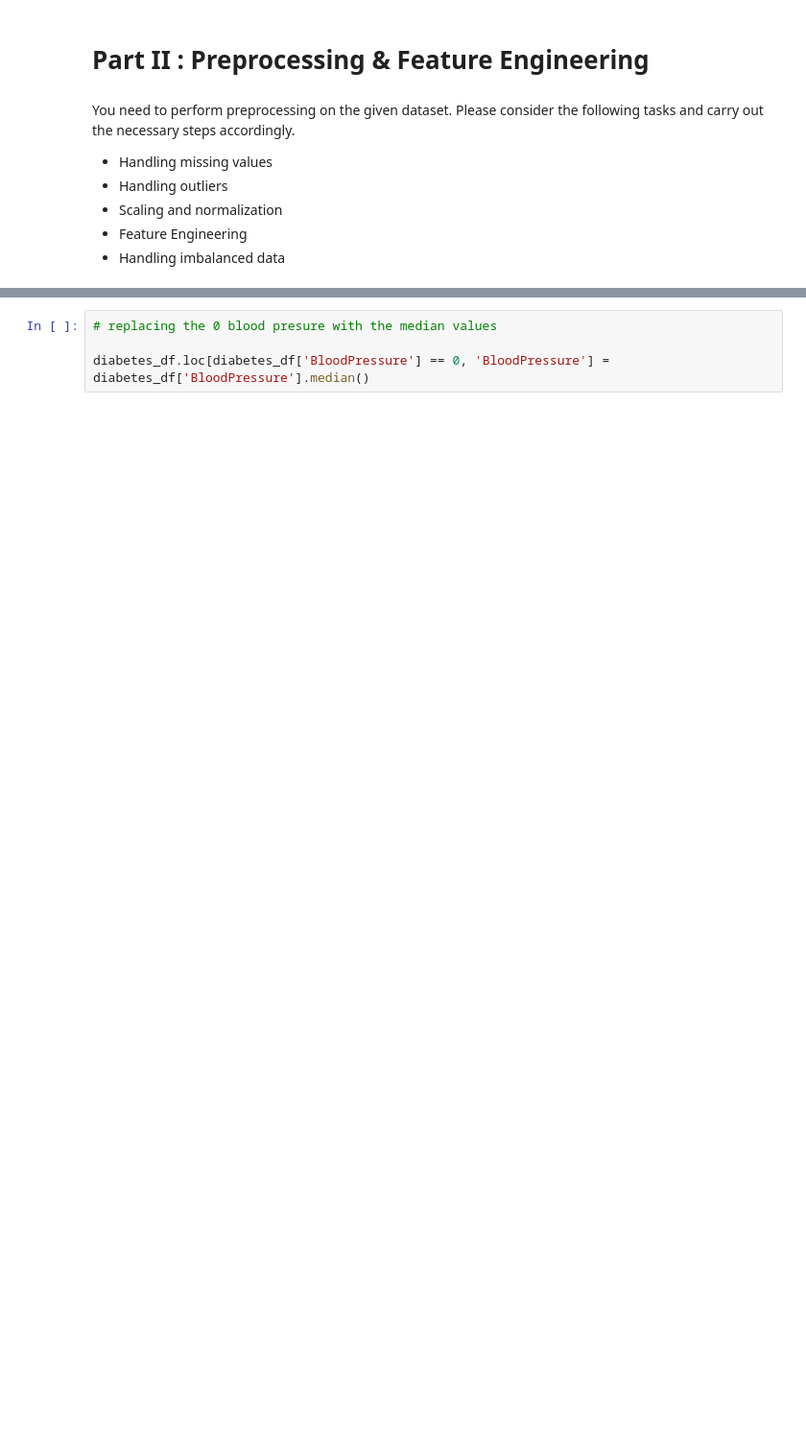
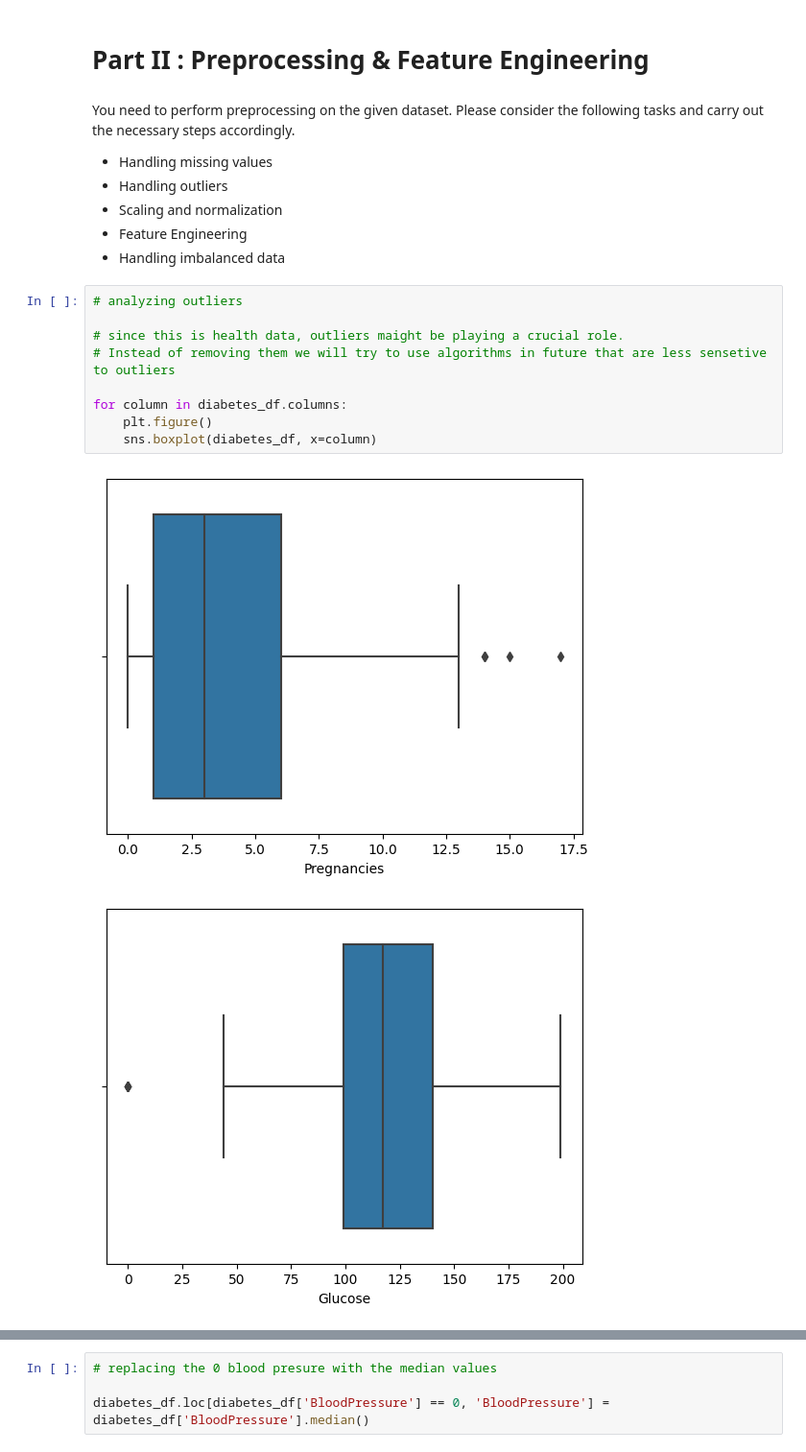
Before and after one commit to Dhru-win/ml-project-supervised-learning, a Jupyter notebook: Supervised Learning - Project.ipynb, the cells around one changed output, grey strips where cells are left out. Shown at 96% size. Drawn from its saved outputs; the diff is of its cells as text; blank space fills up the shorter version.

```diff
--- a/Supervised Learning - Project.ipynb
+++ b/Supervised Learning - Project.ipynb
@@ -87,3 +118,15 @@ You need to perform preprocessing on the given dataset. Please consider the foll
 - Scaling and normalization
 - Feature Engineering
 - Handling imbalanced data
+# %%
+# analyzing outliers
+
+# since this is health data, outliers maight be playing a crucial role.
+# Instead of removing them we will try to use algorithms in future that are less sensetive to outliers
+
+for column in diabetes_df.columns:
+    plt.figure()
+    sns.boxplot(diabetes_df, x=column)
+# %% [output]
+[figure, added]
+[figure, added]
```
Also changed, not shown: parts of 25 cells of this notebook.
